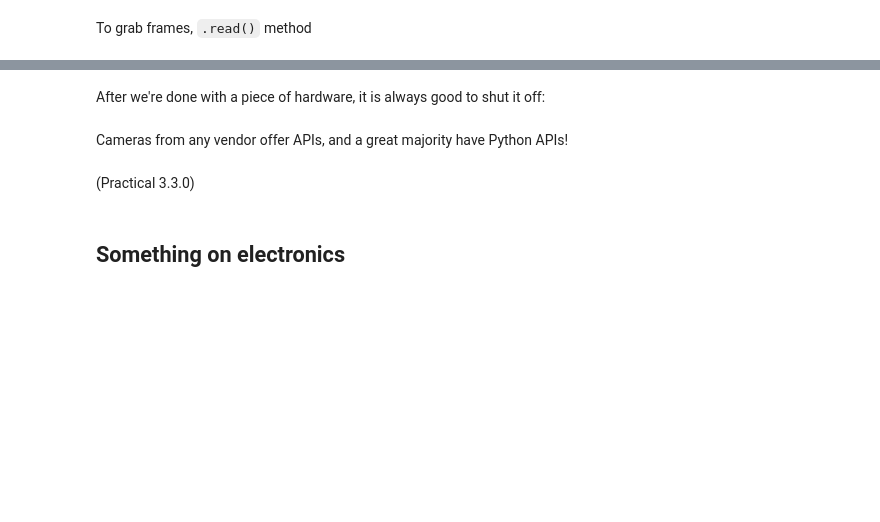
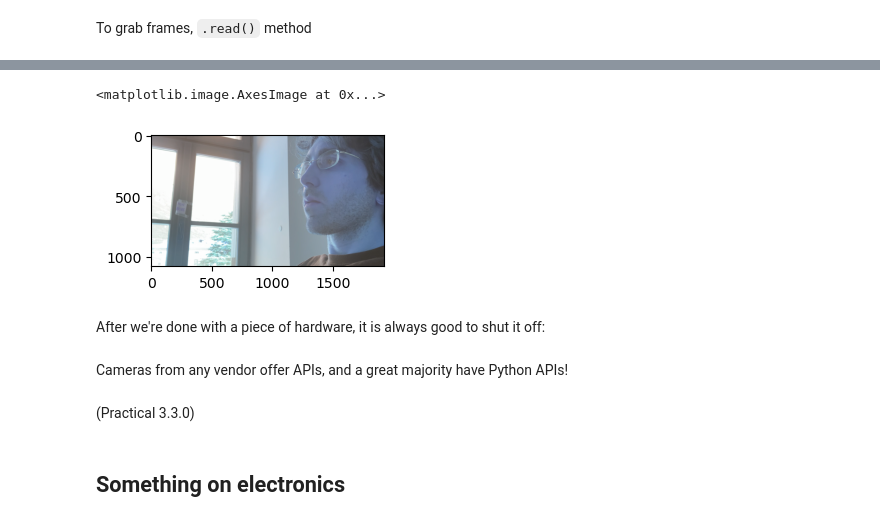
Before and after one commit to vigji/python-cimec-2025, a Jupyter notebook: lectures/Lecture3.0.0_Run-experiments.ipynb, the cells around one changed output, grey strips where cells are left out. Cells and saved outputs as stored; diff of their text form; code cells hidden in the pictures; blank space fills up the shorter version.

```diff
--- a/lectures/Lecture3.0.0_Run-experiments.ipynb
+++ b/lectures/Lecture3.0.0_Run-experiments.ipynb
@@ -215,6 +233,9 @@ frame.shape
 # %%
 plt.figure(figsize=(3, 3))
-plt.imshow(frame[:, :, [2,1,0]])  # Frame is BGR instead of RGB, swap colors to plot
+plt.imshow(frame[:, :, :])  # Frame is BGR instead of RGB, swap colors to plot [2,1,0]
+# %% [output]
+<matplotlib.image.AxesImage at 0x...>
+[figure, added]
 # %% [markdown]
 After we're done with a piece of hardware, it is always good to shut it off:
 # %%
```
Also changed, not shown: parts of 52 cells of this notebook, 1 other file.
